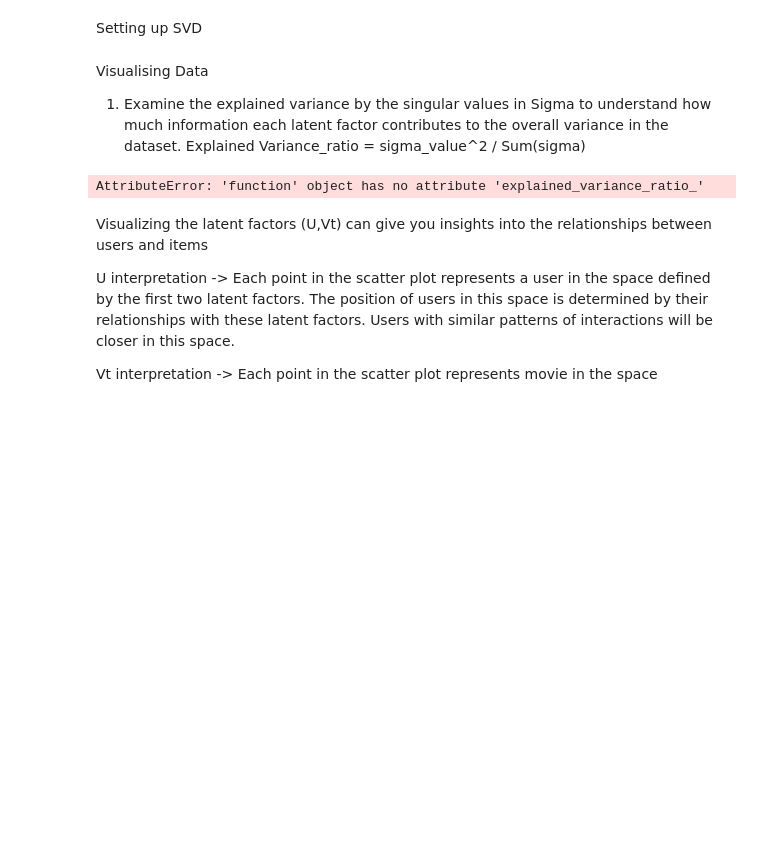
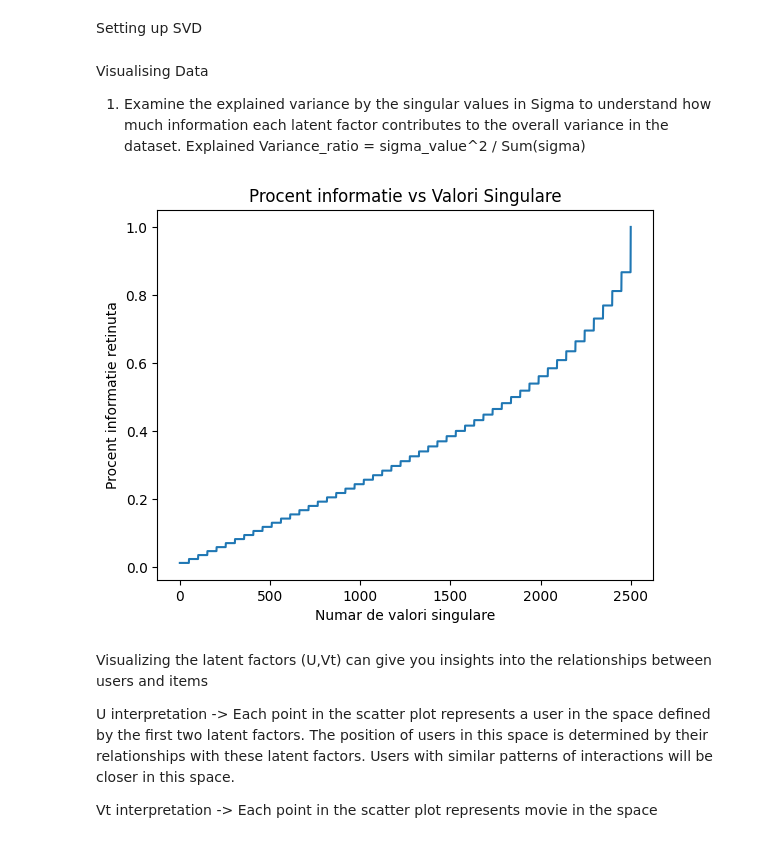
Before and after one commit to draqq67/Movie-Recommendation, a Jupyter notebook: movie_recommendation.ipynb, the cells around one changed output. Saved outputs shown, nothing was run; the diff lists cells and outputs as text; code cells hidden in the pictures; blank space fills up the shorter version.

```diff
--- a/movie_recommendation.ipynb
+++ b/movie_recommendation.ipynb
@@ -362,18 +369,21 @@ def performing_svd(R):
 Visualising Data
 
 1) Examine the explained variance by the singular values in Sigma to understand how much information each latent factor contributes to the overall variance in the dataset.
-Explained Variance_ratio = sigma_value^2 / Sum(sigma)
+    Explained Variance_ratio = sigma_value^2 / Sum(sigma)
-# %%
-explained_variance = np.cumsum(svds.explained_variance_ratio_)
-
-# Plot explained variance
-plt.plot(explained_variance, marker='o')
-plt.xlabel('Number of Components')
-plt.ylabel('Cumulative Explained Variance')
-plt.title('Explained Variance by Components')
-plt.show()
-# %% [output]
-AttributeError: 'function' object has no attribute 'explained_variance_ratio_'
+# %%
+U,Sigma,Vt,mean = performing_svd(R)
+
+information = np.cumsum(Sigma)/np.sum(Sigma)
+
+procent_informatie=plt.figure(3)
+
+plt.plot(information)
+plt.title('Procent informatie vs Valori Singulare')
+plt.xlabel('Numar de valori singulare')
+plt.ylabel('Procent informatie retinuta')
+plt.show()
+# %% [output]
+[figure, added]
 # %% [markdown]
 Visualizing the latent factors (U,Vt) can give you insights into the relationships between users and items
 
```
Also changed, not shown: parts of 5 cells of this notebook, 2 other files.
